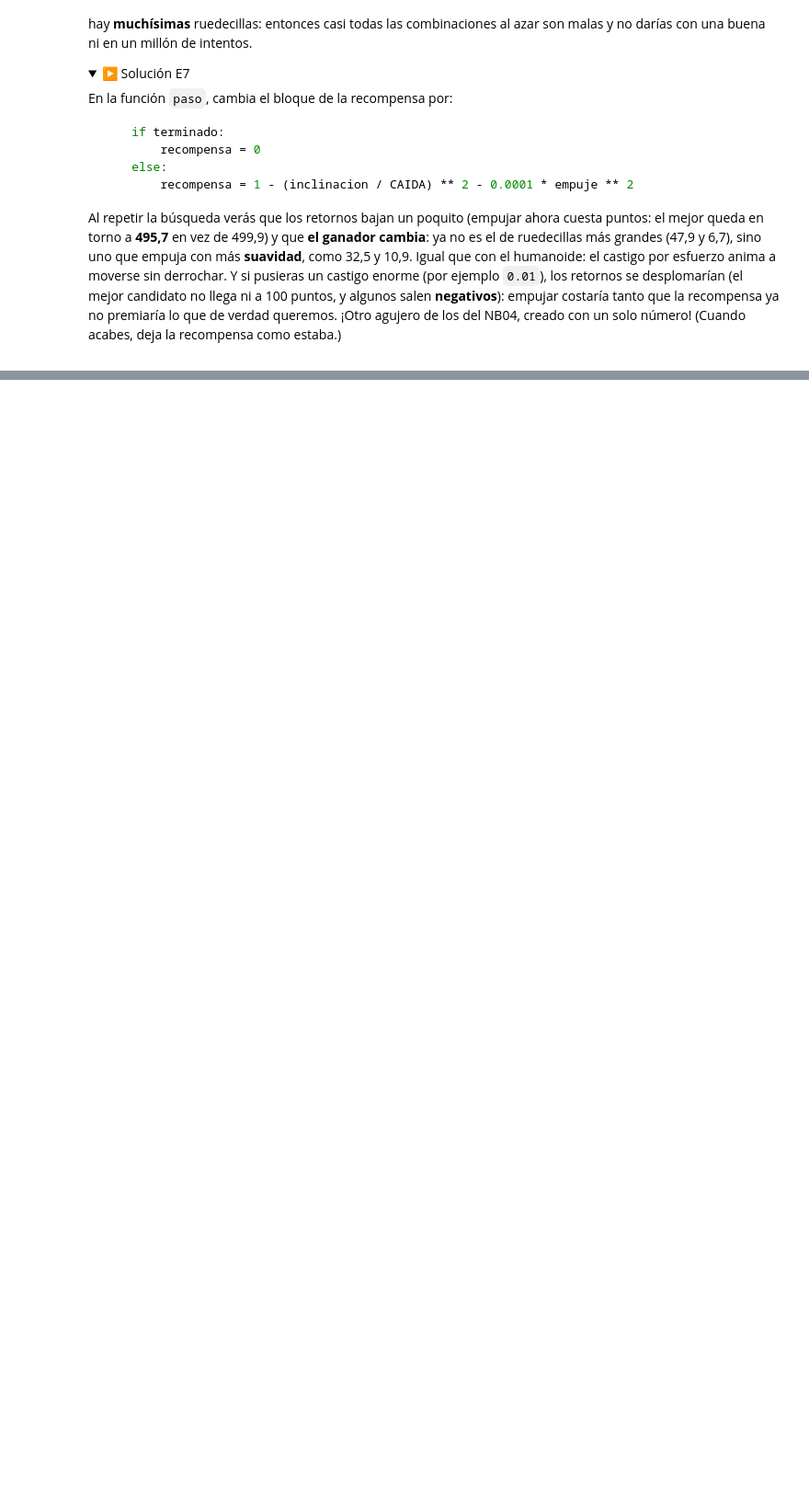
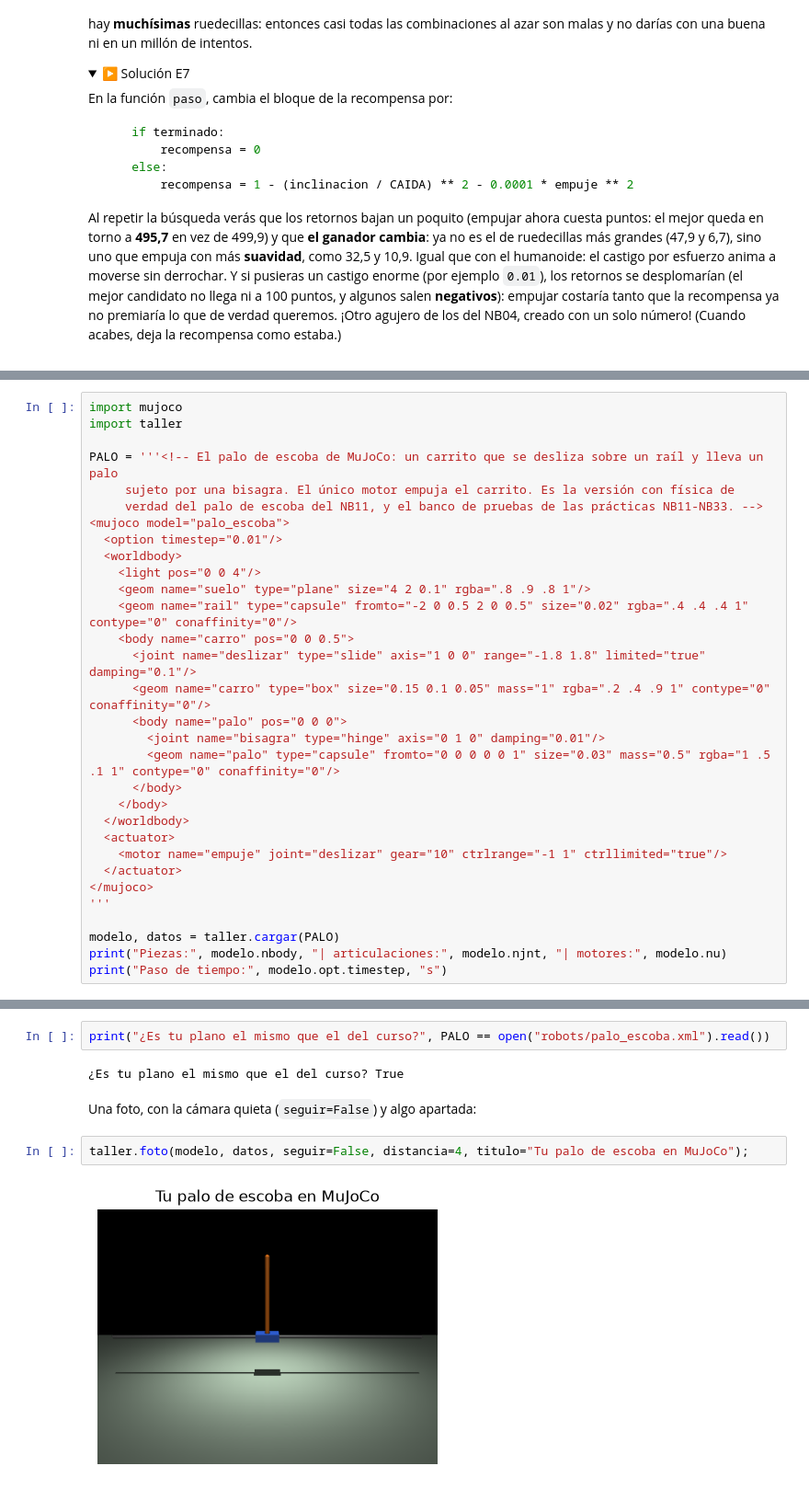
Before and after one commit to Greg2828/robotica, a Jupyter notebook: notebooks/NB11_proyecto_palo_de_escoba.ipynb, the cells around one changed output, grey strips where cells are left out. Shown at 92% size. Saved outputs shown, nothing was run; the diff lists cells and outputs as text; folded sections open; blank space fills up the shorter version.

```diff
--- a/notebooks/NB11_proyecto_palo_de_escoba.ipynb
+++ b/notebooks/NB11_proyecto_palo_de_escoba.ipynb
@@ -786,0 +829,31 @@ que de verdad queremos. ¡Otro agujero de los del NB04, creado con un solo núme
+# %%
+import mujoco
+import taller
+
+PALO = '''<!-- El palo de escoba de MuJoCo: un carrito que se desliza sobre un raíl y lleva un palo
+     sujeto por una bisagra. El único motor empuja el carrito. Es la versión con física de
+     verdad del palo de escoba del NB11, y el banco de pruebas de las prácticas NB11-NB33. -->
+<mujoco model="palo_escoba">
+  <option timestep="0.01"/>
+  <worldbody>
+    <light pos="0 0 4"/>
+    <geom name="suelo" type="plane" size="4 2 0.1" rgba=".8 .9 .8 1"/>
+    <geom name="rail" type="capsule" fromto="-2 0 0.5 2 0 0.5" size="0.02" rgba=".4 .4 .4 1" contype="0" conaffinity="0"/>
+    <body name="carro" pos="0 0 0.5">
+      <joint name="deslizar" type="slide" axis="1 0 0" range="-1.8 1.8" limited="true" damping="0.1"/>
+      <geom name="carro" type="box" size="0.15 0.1 0.05" mass="1" rgba=".2 .4 .9 1" contype="0" conaffinity="0"/>
+      <body name="palo" pos="0 0 0">
+        <joint name="bisagra" type="hinge" axis="0 1 0" damping="0.01"/>
+        <geom name="palo" type="capsule" fromto="0 0 0 0 0 1" size="0.03" mass="0.5" rgba="1 .5 .1 1" contype="0" conaffinity="0"/>
+      </body>
+    </body>
+  </worldbody>
+  <actuator>
+    <motor name="empuje" joint="deslizar" gear="10" ctrlrange="-1 1" ctrllimited="true"/>
+  </actuator>
+</mujoco>
+'''
+
+modelo, datos = taller.cargar(PALO)
+print("Piezas:", modelo.nbody, "| articulaciones:", modelo.njnt, "| motores:", modelo.nu)
+print("Paso de tiempo:", modelo.opt.timestep, "s")
@@ -786,0 +869,10 @@ que de verdad queremos. ¡Otro agujero de los del NB04, creado con un solo núme
+# %%
+print("¿Es tu plano el mismo que el del curso?", PALO == open("robots/palo_escoba.xml").read())
+# %% [output]
+¿Es tu plano el mismo que el del curso? True
+# %% [markdown]
+Una foto, con la cámara quieta (`seguir=False`) y algo apartada:
+# %%
+taller.foto(modelo, datos, seguir=False, distancia=4, titulo="Tu palo de escoba en MuJoCo");
+# %% [output]
+[figure, added]
```
Also changed, not shown: parts of 41 cells of this notebook, 15 other files.
